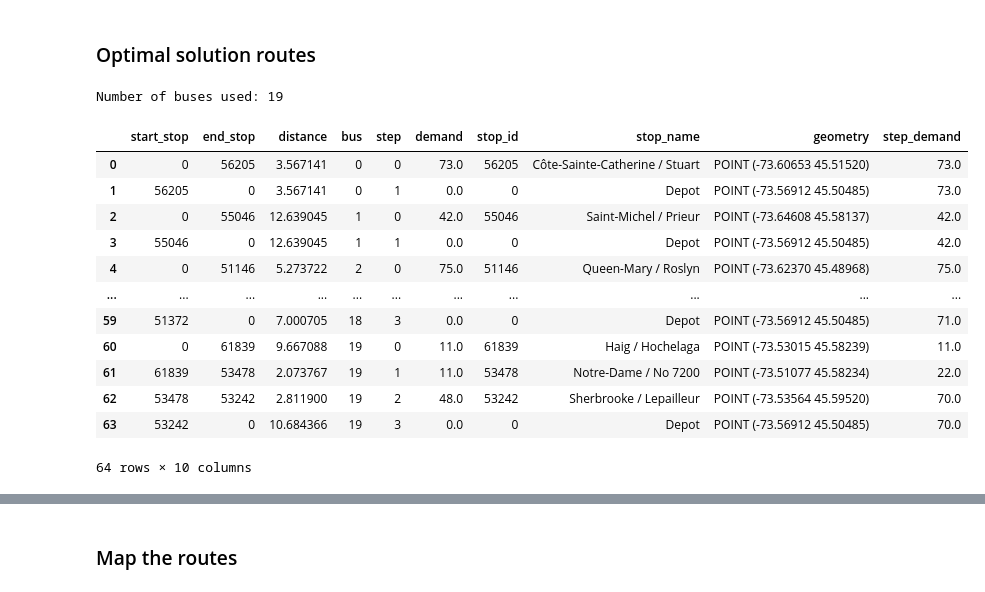
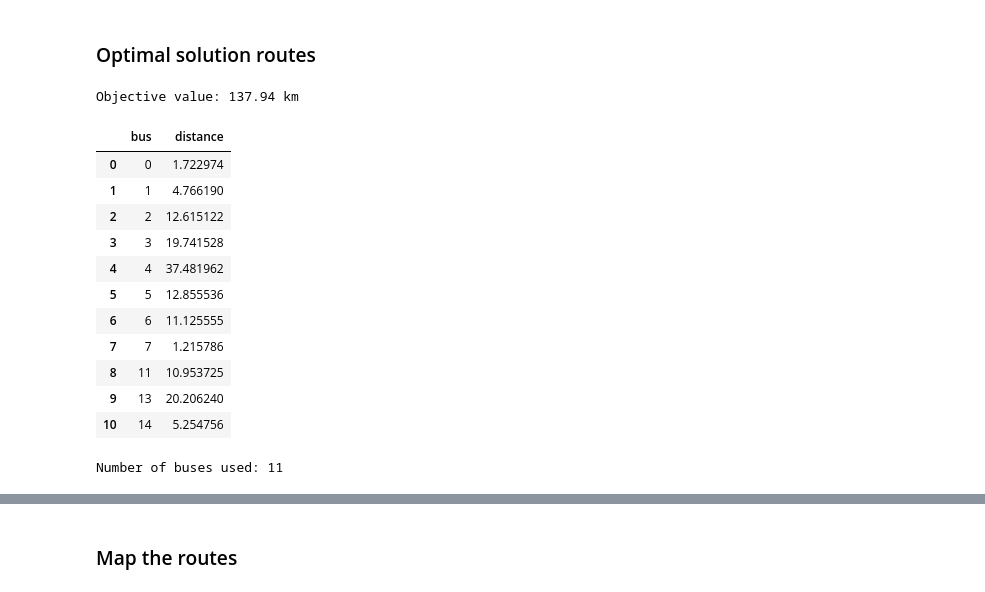
Before and after one commit to lakshyaag/Route-Optimization-STM, a Jupyter notebook: model_basic.ipynb, the cells around one changed output, grey strips where cells are left out. Saved outputs shown, nothing was run; the diff lists cells and outputs as text; code cells hidden in the pictures.

```diff
--- a/model_basic.ipynb
+++ b/model_basic.ipynb
@@ -705,7 +731,7 @@ route_map
 # %% [markdown]
 ### Parameters
 # %%
-rng = np.random.default_rng(3)
+rng = np.random.default_rng(5)
 
 distance_matrix_model = distance_matrix.drop(
     columns=stops_in_disaster_area.stop_id, index=stops_in_disaster_area.stop_id
@@ -716,11 +742,12 @@ num_stops = len(stops)
 
 distance_matrix_model = distance_matrix_model.loc[stops, stops]
 
-demand = {stop: rng.integers(1, 100) for stop in stops}
-demand[stops[0]] = 0
+demand_g = {stop: rng.integers(0, 100) for stop in stops}
+demand_g[stops[0]] = 0
 
-num_buses = 20
-BUS_CAPACITY = 75
+
+num_buses = 15
+BUS_CAPACITY = 80
 
 print(f"Total demand: {sum(demand.values())}")
 print(f"Total capacity: {num_buses * BUS_CAPACITY}")
@@ -798,3 +842,8 @@ New nodes added for: dict_keys(['53825', '61839', '53478'])
+# %%
+for k, v in new_demand.items():
+    assert v <= BUS_CAPACITY
+
+assert sum(new_demand.values()) == sum(demand.values())
 # %%
 new_stops = list(distance_matrix_model.columns)
 num_new_stops = len(new_stops)
@@ -813,6 +862,8 @@ Total number of stops (including splits): 46
 model = gb.Model("Bus Routing")
 model.Params.MIPGap = 0.2
 model.Params.TimeLimit = 60 * 3
+model.Params.MIPFocus = 1
+
 
 # ----------------------------------------------------------------------------------------------
 # Decision Variables
@@ -914,7 +965,7 @@ model.addConstrs(
 # Distance between two travel nodes is less than specified distance
 model.addConstrs(
     (
-        distance_matrix_model.loc[i, j] * x[i, j, k] <= 5
+        distance_matrix_model.loc[i, j] * x[i, j, k] <= 10
         for i in new_stops[1:]
         for j in new_stops[1:]
         for k in range(num_buses)
@@ -983,7 +998,26 @@ Objective value: 304.22 km
 # %% [markdown]
 ### Optimal solution routes
 # %%
-# Bus path
+print(f"Objective value: {model.objVal:.2f} km")
+
+# Distance by bus
+distance_bus = pd.DataFrame(
+    {
+        "bus": k,
+        "distance": sum(
+            distance_matrix_model.loc[i, j] * x[i, j, k].x
+            for i in new_stops
+            for j in new_stops
+        ),
+    }
+    for k in range(num_buses)
+)
+
+distance_bus = distance_bus[distance_bus["distance"] > 0].reset_index(drop=True)
+
+display(distance_bus)
+
+# Bus paths
 bus_path = {}
 
 for k in range(num_buses):
@@ -999,7 +1033,7 @@ for k in range(num_buses):
                     }
                 )
 
-# Convert to df with bus route number
+# Convert to dataframe with bus route number
 bus_path_df = []
 
 for k, v in bus_path.items():
@@ -1041,46 +1075,51 @@ for bus, group in grouped:
         current_stop = next_stop
 
     # Store the path for this bus
     paths[bus] = path
 
 bus_path_df["step"] = bus_path_df.apply(
     lambda x: paths[x.bus].index(x.start_stop), axis=1
 )
 
 bus_path_df.sort_values(by=["bus", "step"], inplace=True)
 
 bus_path_df["demand"] = bus_path_df["end_stop"].map(new_demand)
 
 bus_path_df[["start_stop", "end_stop"]] = bus_path_df[
     ["start_stop", "end_stop"]
 ].applymap(lambda x: x.split("_")[0])
 
 
 bus_path_df = bus_path_df.merge(
     random_stops_df_gpd[["stop_id", "stop_name", "geometry"]],
     left_on="end_stop",
     right_on="stop_id",
     how="left",
 )
 
 
 bus_path_df["step_demand"] = bus_path_df.groupby("bus")["demand"].cumsum()
 
-print(f"Number of buses used: {bus_path_df.bus.nunique()}")
+num_buses_used = bus_path_df.bus.nunique()
+print(f"Number of buses used: {num_buses_used}")
 
-bus_path_df
+display(bus_path_df)
+
+# Print routes
+for route in paths:
+    print(f"Route {route +  1}: {' -> '.join(paths[route])} -> 0")
 # %% [output]
-Number of buses used: 19
+Objective value: 137.94 km
-|  | start_stop | end_stop | distance | bus | step | demand | stop_id | stop_name | geometry | step_demand |
-| 0 | 0 | 56205 | 3.567141 | 0 | 0 | 73.0 | 56205 | Côte-Sainte-Catherine / Stuart | POINT (-73.60653 45.51520) | 73.0 |
-| 1 | 56205 | 0 | 3.567141 | 0 | 1 | 0.0 | 0 | Depot | POINT (-73.56912 45.50485) | 73.0 |
-| 2 | 0 | 55046 | 12.639045 | 1 | 0 | 42.0 | 55046 | Saint-Michel / Prieur | POINT (-73.64608 45.58137) | 42.0 |
-| 3 | 55046 | 0 | 12.639045 | 1 | 1 | 0.0 | 0 | Depot | POINT (-73.56912 45.50485) | 42.0 |
-| 4 | 0 | 51146 | 5.273722 | 2 | 0 | 75.0 | 51146 | Queen-Mary / Roslyn | POINT (-73.62370 45.48968) | 75.0 |
-| ... | ... | ... | ... | ... | ... | ... | ... | ... | ... | ... |
-| 59 | 51372 | 0 | 7.000705 | 18 | 3 | 0.0 | 0 | Depot | POINT (-73.56912 45.50485) | 71.0 |
-| 60 | 0 | 61839 | 9.667088 | 19 | 0 | 11.0 | 61839 | Haig / Hochelaga | POINT (-73.53015 45.58239) | 11.0 |
-| 61 | 61839 | 53478 | 2.073767 | 19 | 1 | 11.0 | 53478 | Notre-Dame / No 7200 | POINT (-73.51077 45.58234) | 22.0 |
-| 62 | 53478 | 53242 | 2.811900 | 19 | 2 | 48.0 | 53242 | Sherbrooke / Lepailleur | POINT (-73.53564 45.59520) | 70.0 |
-| 63 | 53242 | 0 | 10.684366 | 19 | 3 | 0.0 | 0 | Depot | POINT (-73.56912 45.50485) | 70.0 |
+|  | bus | distance |
+| 0 | 0 | 1.722974 |
+| 1 | 1 | 4.766190 |
+| 2 | 2 | 12.615122 |
+| 3 | 3 | 19.741528 |
+| 4 | 4 | 37.481962 |
+| 5 | 5 | 12.855536 |
+| 6 | 6 | 11.125555 |
+| 7 | 7 | 1.215786 |
+| 8 | 11 | 10.953725 |
+| 9 | 13 | 20.206240 |
+| 10 | 14 | 5.254756 |
-64 rows × 10 columns
+Number of buses used: 11
```
Also changed, not shown: parts of 39 cells of this notebook, 7 other files.
